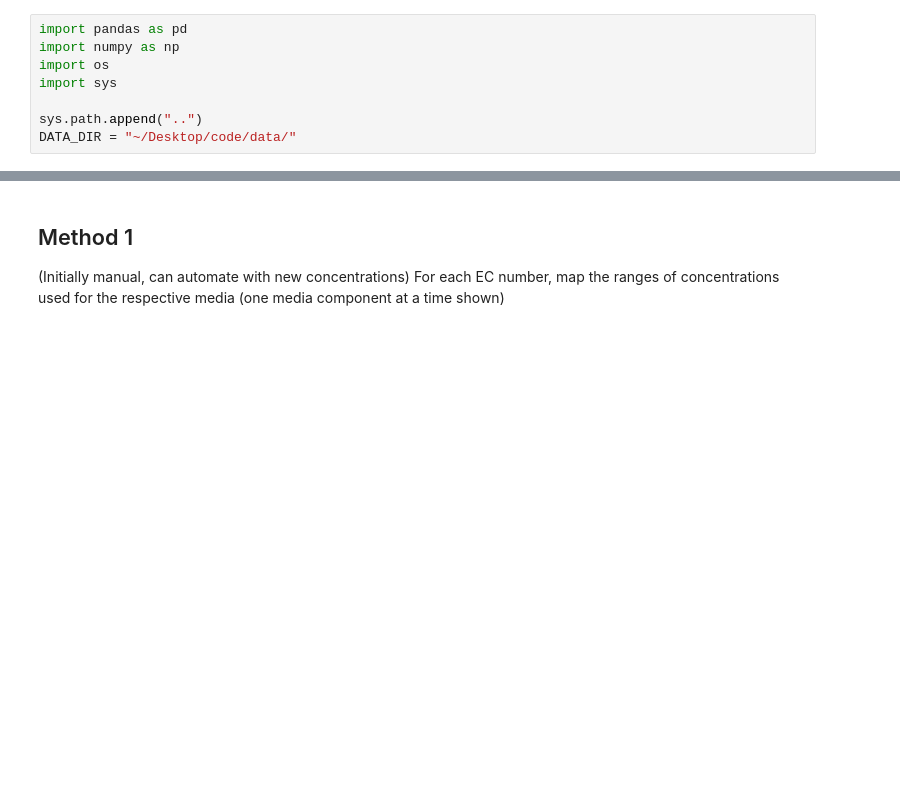
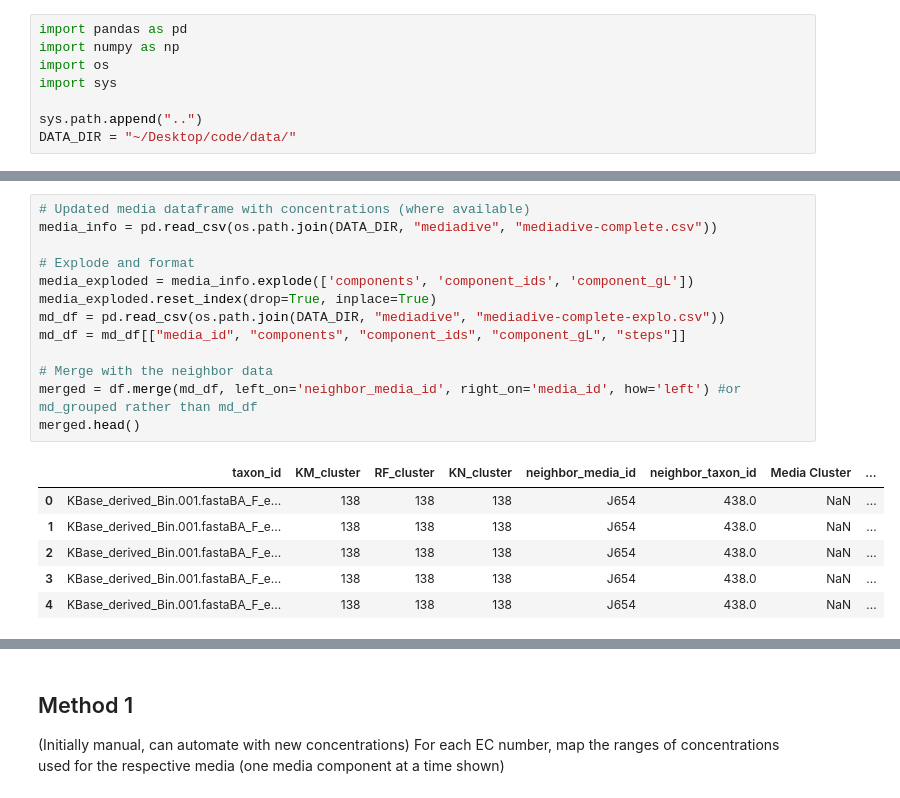
Before and after one commit to giovannellilab/media-prediction, a Jupyter notebook: notebooks/07-Concentration-Mapping.ipynb, the cells around one changed output, grey strips where cells are left out. Cells and saved outputs as stored; diff of their text form; blank space fills up the shorter version.

```diff
--- a/notebooks/07-Concentration-Mapping.ipynb
+++ b/notebooks/07-Concentration-Mapping.ipynb
@@ -8,0 +32,20 @@ DATA_DIR = "~/Desktop/code/data/"
+# %%
+# Updated media dataframe with concentrations (where available)
+media_info = pd.read_csv(os.path.join(DATA_DIR, "mediadive", "mediadive-complete.csv"))
+
+# Explode and format
+media_exploded = media_info.explode(['components', 'component_ids', 'component_gL'])
+media_exploded.reset_index(drop=True, inplace=True)
+md_df = pd.read_csv(os.path.join(DATA_DIR, "mediadive", "mediadive-complete-explo.csv"))
+md_df = md_df[["media_id", "components", "component_ids", "component_gL", "steps"]]
+
+# Merge with the neighbor data
+merged = df.merge(md_df, left_on='neighbor_media_id', right_on='media_id', how='left') #or md_grouped rather than md_df
+merged.head()
+# %% [output]
+|  | taxon_id | KM_cluster | RF_cluster | KN_cluster | neighbor_media_id | neighbor_taxon_id | Media Cluster | ... |
+| 0 | KBase_derived_Bin.001.fastaBA_F_e... | 138 | 138 | 138 | J654 | 438.0 | NaN | ... |
+| 1 | KBase_derived_Bin.001.fastaBA_F_e... | 138 | 138 | 138 | J654 | 438.0 | NaN | ... |
+| 2 | KBase_derived_Bin.001.fastaBA_F_e... | 138 | 138 | 138 | J654 | 438.0 | NaN | ... |
+| 3 | KBase_derived_Bin.001.fastaBA_F_e... | 138 | 138 | 138 | J654 | 438.0 | NaN | ... |
+| 4 | KBase_derived_Bin.001.fastaBA_F_e... | 138 | 138 | 138 | J654 | 438.0 | NaN | ... |
```
Also changed, not shown: parts of 3 cells of this notebook.
